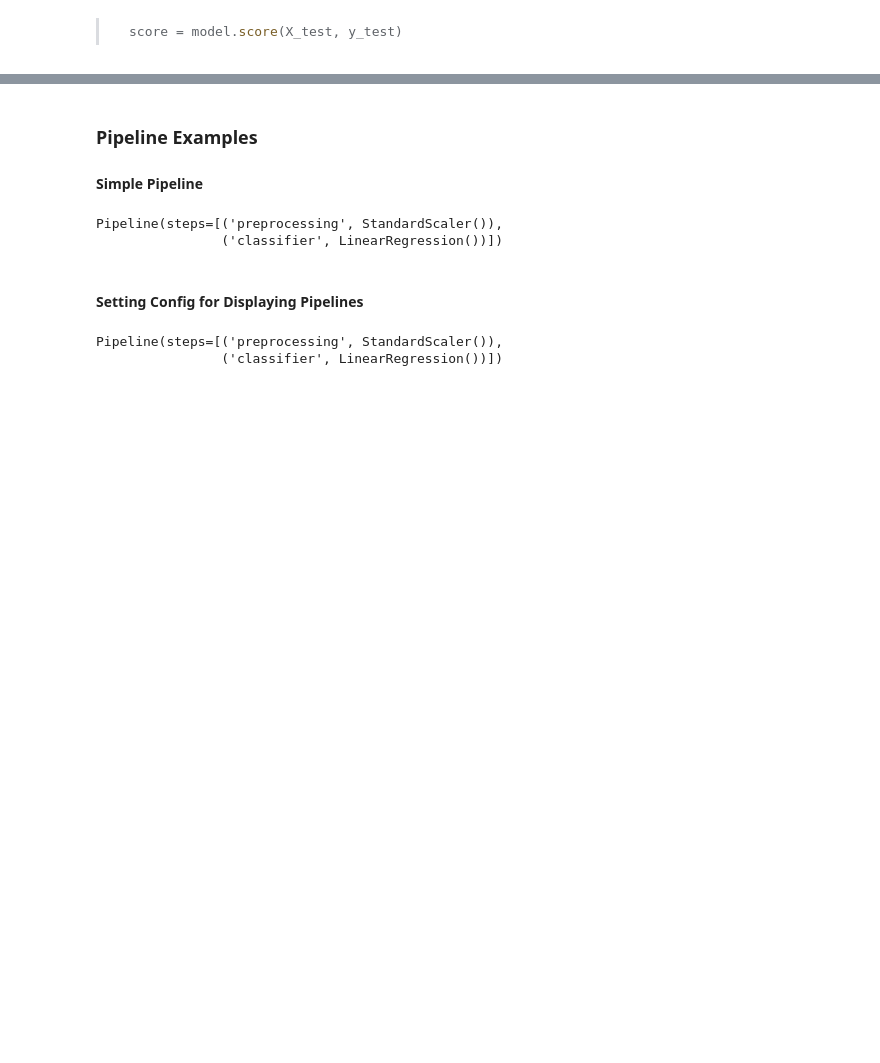
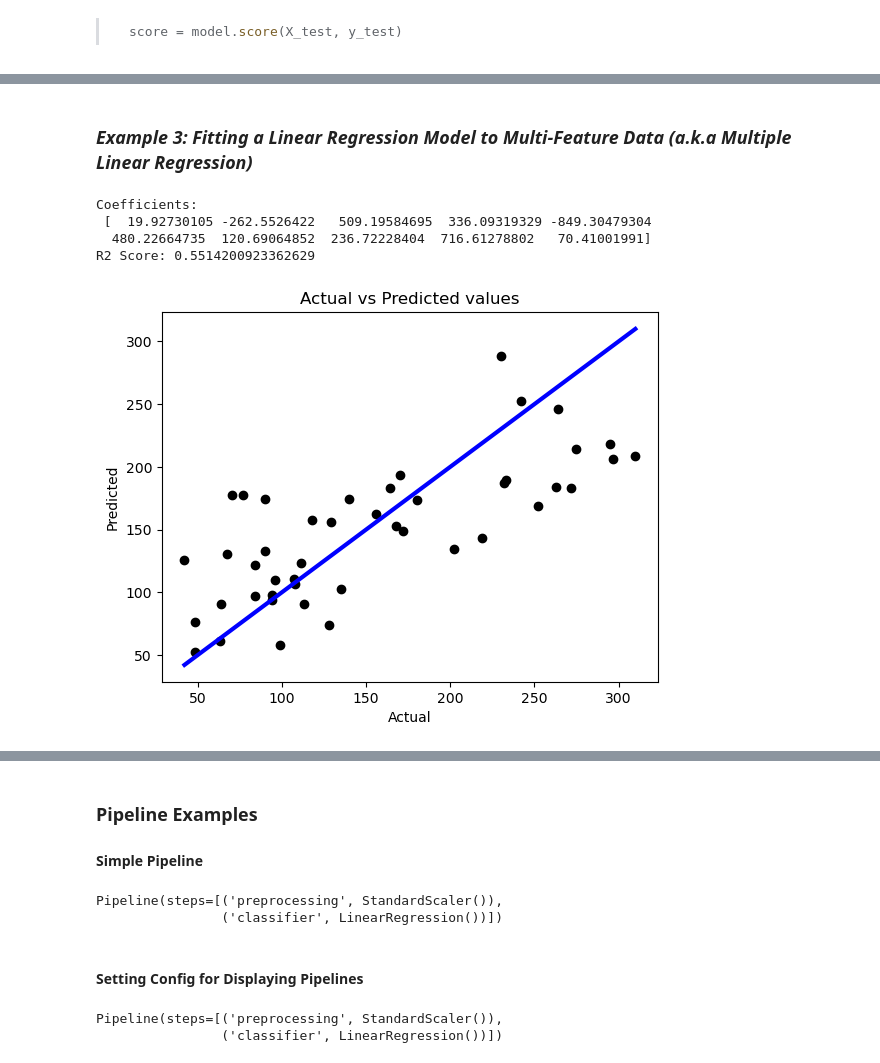
Before and after one commit to burakai/ENGR4450, a Jupyter notebook: 1_intro_-to-linear-models-and-scikit_learn.ipynb, the cells around one changed output, grey strips where cells are left out. Drawn from its saved outputs; the diff is of its cells as text; code cells hidden in the pictures; blank space fills up the shorter version.

```diff
--- a/1_intro_-to-linear-models-and-scikit_learn.ipynb
+++ b/1_intro_-to-linear-models-and-scikit_learn.ipynb
@@ -393,0 +582,43 @@ Each step except the last must be a transformer (i.e., an object that implements
+# %% [markdown]
+### *Example 3: Fitting a Linear Regression Model to Multi-Feature Data (a.k.a Multiple Linear Regression)*
+# %%
+# Import the necessary libraries
+import matplotlib.pyplot as plt
+from sklearn.datasets import load_diabetes
+from sklearn.linear_model import LinearRegression
+from sklearn.model_selection import train_test_split
+from sklearn.metrics import mean_squared_error, r2_score
+
+# Load the diabetes dataset
+diabetes = load_diabetes()
+
+# Split the data into training/testing sets
+X_train, X_test, y_train, y_test = train_test_split(diabetes.data, diabetes.target, test_size=0.1, random_state=42)
+
+# Create linear regression object
+model = LinearRegression()
+
+# Train the model using the training sets
+model.fit(X_train, y_train)
+
+# Make predictions using the testing set
+predictions = model.predict(X_test)
+
+# The coefficients
+print("Coefficients: \n", model.coef_)
+# R2 score
+print(f"R2 Score: {model.score(X_test, y_test)}")
+
+# Plot actual vs predicted values for the target variable
+plt.scatter(y_test, predictions, color="black")
+plt.plot([y_test.min(), y_test.max()], [y_test.min(), y_test.max()], color="blue", linewidth=3)
+plt.xlabel('Actual')
+plt.ylabel('Predicted')
+plt.title('Actual vs Predicted values')
+plt.show()
+# %% [output]
+Coefficients:
+ [  19.92730105 -262.5526422   509.19584695  336.09319329 -849.30479304
+  480.22664735  120.69064852  236.72228404  716.61278802   70.41001991]
+R2 Score: 0.5514200923362629
+[figure, added]
```
Also changed, not shown: parts of 51 cells of this notebook, 2 other files.
